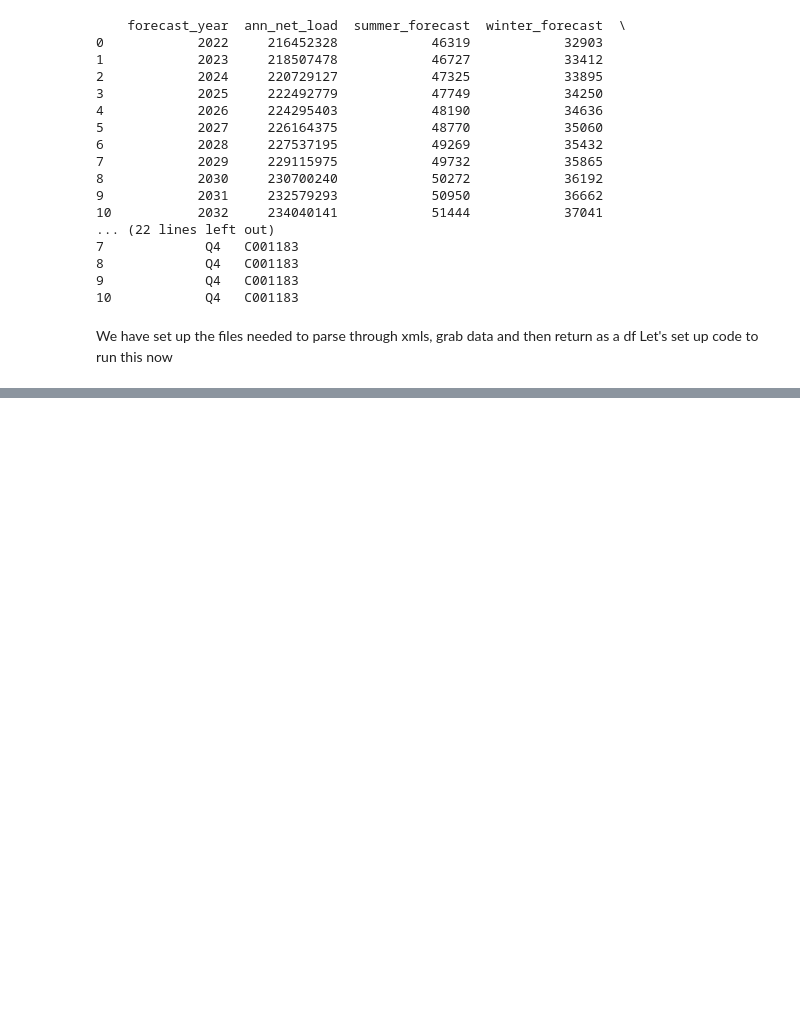
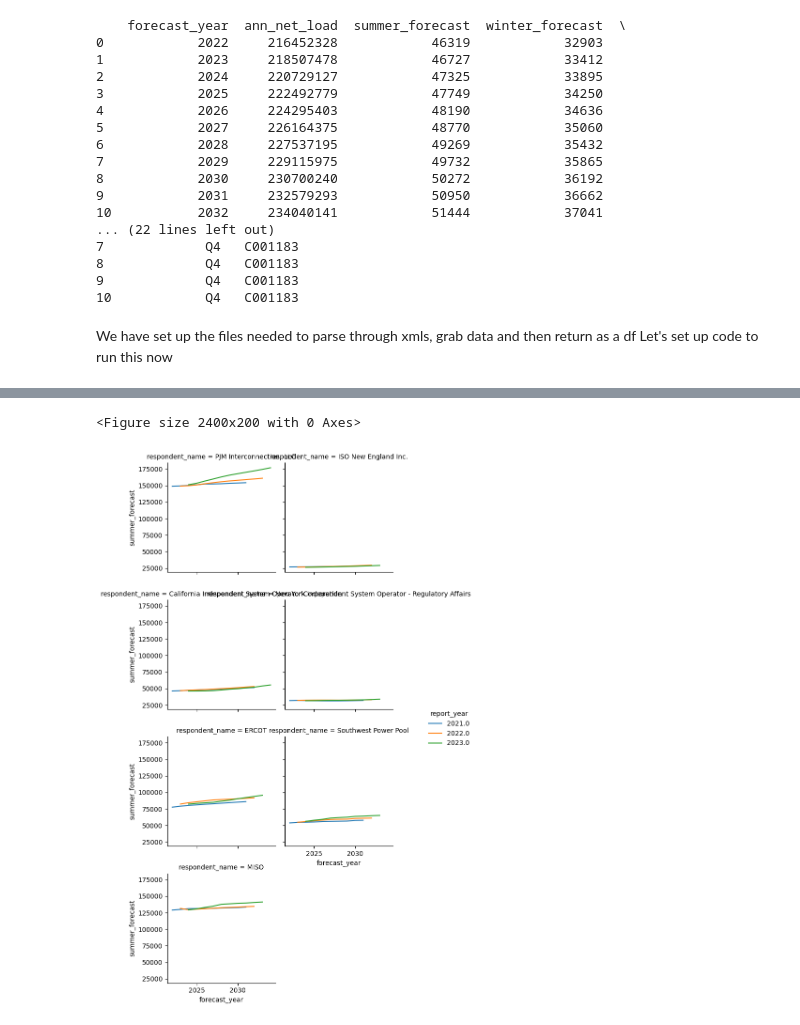
Before and after one commit to aangelsalazarr/ferc_data_project, a Jupyter notebook: eforms/unifying_714.ipynb, the cells around one changed output, grey strips where cells are left out. Saved outputs shown, nothing was run; the diff lists cells and outputs as text; code cells hidden in the pictures; blank space fills up the shorter version.

```diff
--- a/eforms/unifying_714.ipynb
+++ b/eforms/unifying_714.ipynb
@@ -232,0 +249,12 @@ plt.show()
+# %%
+plt.figure(figsize=[24,2])
+
+g = sns.FacetGrid(data=df, col='respondent_name', hue='report_year', col_wrap=2)
+
+g.map(sns.lineplot, 'forecast_year', 'summer_forecast')
+
+g.add_legend()
+plt.show()
+# %% [output]
+<Figure size 2400x200 with 0 Axes>
+[figure, added]
```
Also changed, not shown: parts of 5 cells of this notebook, 13 other files.
